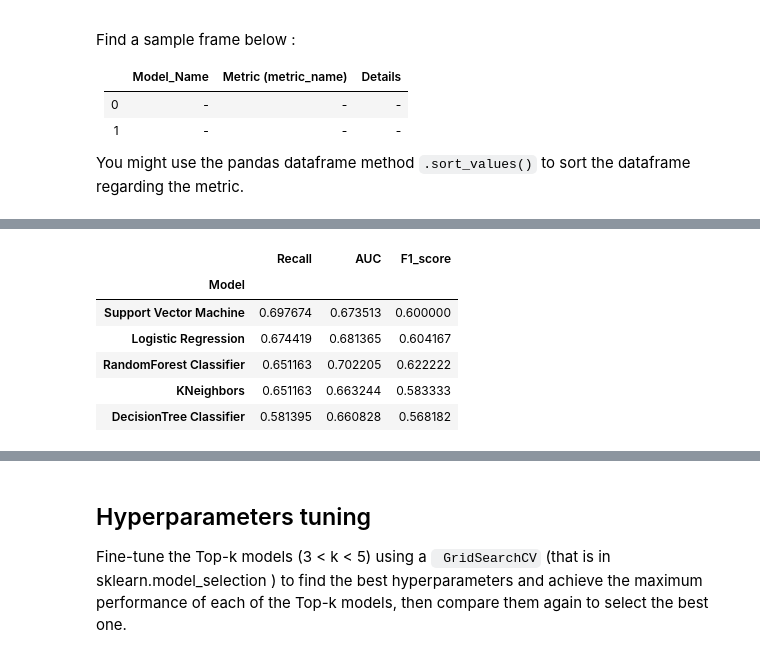
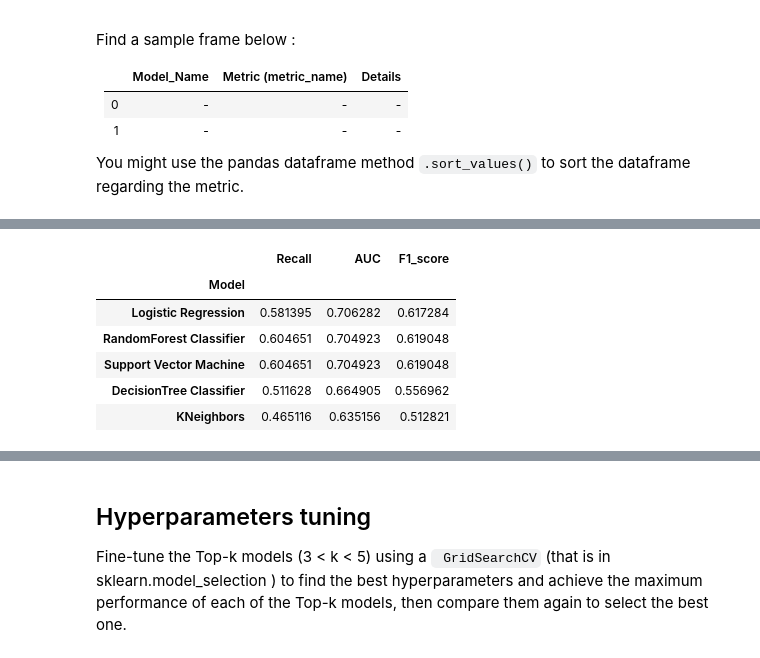
Before and after one commit to acheampongmaa/Sepsis-Prediction-Embedding-ML-into-a-Web-Application, a Jupyter notebook: dev/notebook/Machine Learning Model.ipynb, the cells around one changed output, grey strips where cells are left out. Cells and saved outputs as stored; diff of their text form; code cells hidden in the pictures.

```diff
--- a/dev/notebook/Machine Learning Model.ipynb
+++ b/dev/notebook/Machine Learning Model.ipynb
@@ -617,0 +947,8 @@ X_eval_ = pd.DataFrame(X_eval_prepared, columns=labels)
+# %%
+#joining numerical and categorical columns
+columns_ = np.concatenate([train_num_col, cat_features])
+# %%
+#creating a dataframe for the train data test
+X_train_ = pd.DataFrame(X_train_prepared, columns=columns_)
+X_train_ = X_train_.rename(columns={'x0_0':'Insurance_0', 'x0_1': 'Insurance_1'})
+X_train_.head()
@@ -617,0 +966,5 @@ X_eval_ = pd.DataFrame(X_eval_prepared, columns=labels)
+# %%
+#creating a dataframe for the eval data test
+X_eval_ = pd.DataFrame(X_eval_prepared, columns=columns_)
+X_eval_ = X_eval_.rename(columns={'x0_0':'Insurance_0', 'x0_1': 'Insurance_1'})
+X_eval_.head()
@@ -630,6 +1009,6 @@ Name: count, dtype: int64
 # %%
 # Create an instance of SMOTE and fit it on the train feature and targets
-sm = SMOTE(sampling_strategy='minority')
-X_train_, y_train = sm.fit_resample(X_train_, y_train)
+# sm = SMOTE(sampling_strategy='minority')
+# X_train_, y_train = sm.fit_resample(X_train_, y_train)
 # %%
 # let's confirm the increase in rows after oversampling
@@ -966,17 +1315,17 @@ Model_comparison
 # %%
-#
-Model_comparison=  Model_comparison.sort_values(by='Recall', ascending=False)
+#Sorting by AUC metric
+Model_comparison=  Model_comparison.sort_values(by='AUC', ascending=False)
 Model_comparison.set_index('Model', inplace =True)
 
 Model_comparison
 # %% [output]
 |  | Recall | AUC | F1_score |
 | Model |  |  |  |
-| Support Vector Machine | 0.697674 | 0.673513 | 0.600000 |
-| Logistic Regression | 0.674419 | 0.681365 | 0.604167 |
-| RandomForest Classifier | 0.651163 | 0.702205 | 0.622222 |
-| KNeighbors | 0.651163 | 0.663244 | 0.583333 |
-| DecisionTree Classifier | 0.581395 | 0.660828 | 0.568182 |
+| Logistic Regression | 0.581395 | 0.706282 | 0.617284 |
+| RandomForest Classifier | 0.604651 | 0.704923 | 0.619048 |
+| Support Vector Machine | 0.604651 | 0.704923 | 0.619048 |
+| DecisionTree Classifier | 0.511628 | 0.664905 | 0.556962 |
+| KNeighbors | 0.465116 | 0.635156 | 0.512821 |
 # %%
 # plot the bar chart
 ax = Model_comparison.plot(kind='bar', figsize=(10, 6))
```
Also changed, not shown: parts of 177 cells of this notebook.
